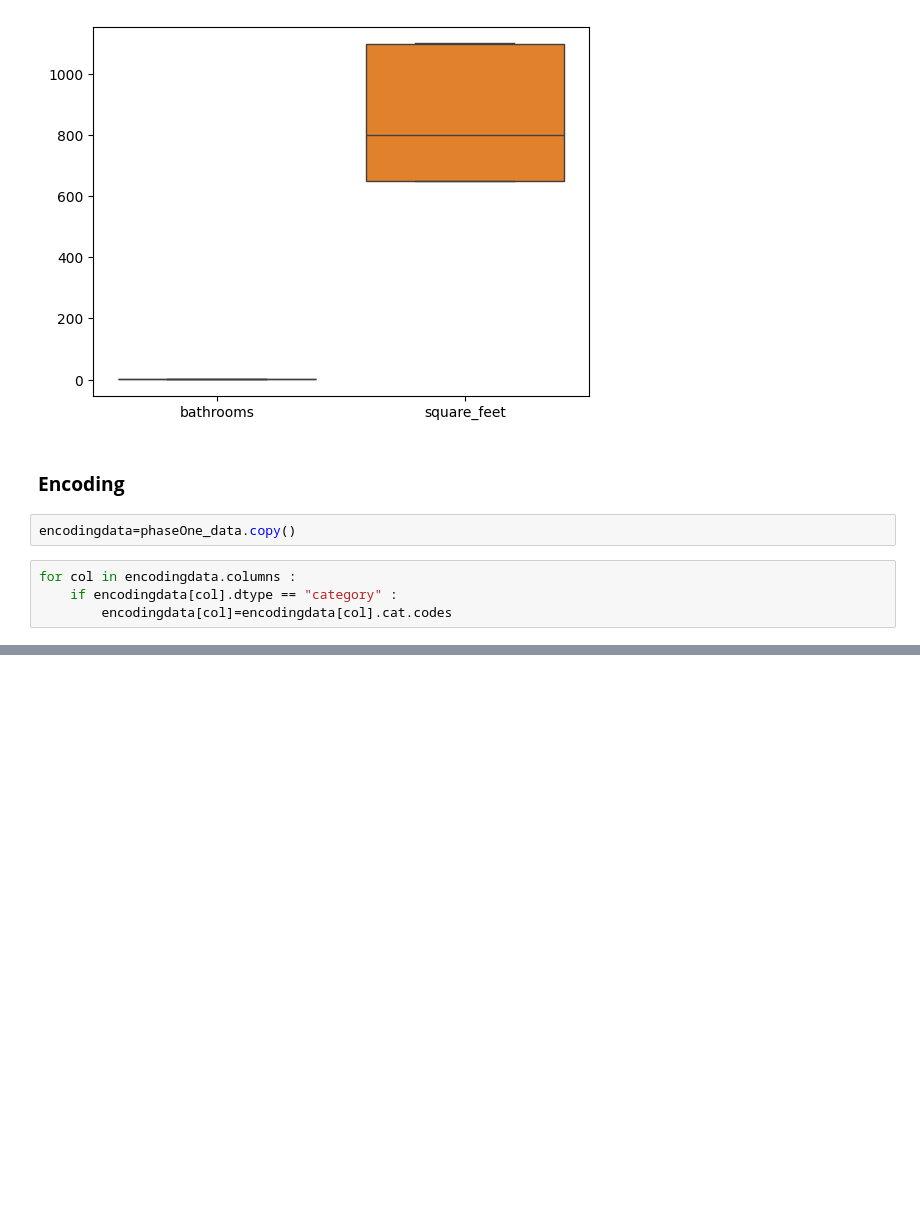
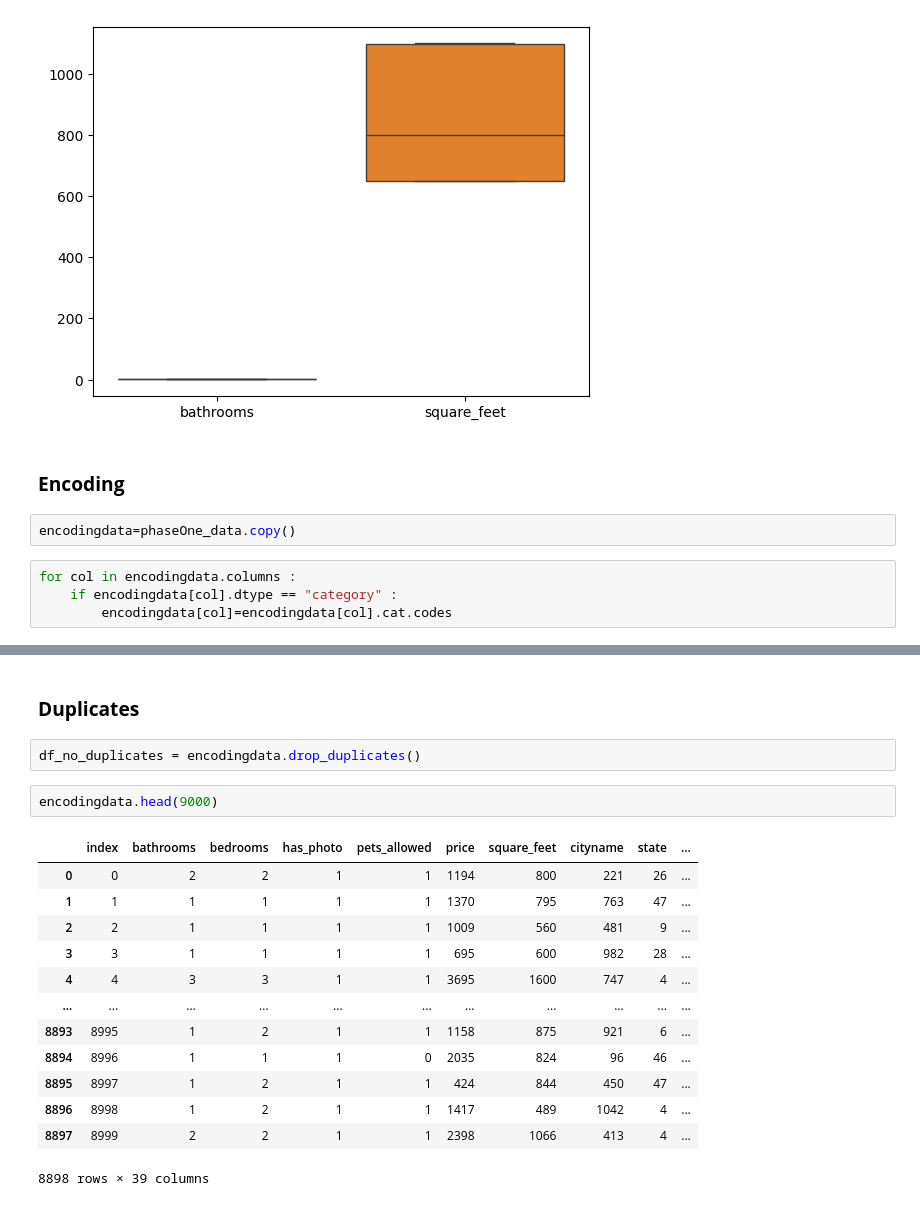
Before and after one commit to MoazZekry/ApartmentRentPrediction, a Jupyter notebook: ApartmentRentPredictionPr.ipynb, the cells around one changed output, grey strips where cells are left out. Saved outputs shown, nothing was run; the diff lists cells and outputs as text; blank space fills up the shorter version.

Commit message:
removing duplicates finished

```diff
--- a/ApartmentRentPredictionPr.ipynb
+++ b/ApartmentRentPredictionPr.ipynb
@@ -575,0 +589,20 @@ encodingdata.head(10)
+# %% [markdown]
+### **Duplicates**
+# %%
+df_no_duplicates = encodingdata.drop_duplicates()
+# %%
+encodingdata.head(9000)
+# %% [output]
+|  | index | bathrooms | bedrooms | has_photo | pets_allowed | price | square_feet | cityname | state | ... |
+| 0 | 0 | 2 | 2 | 1 | 1 | 1194 | 800 | 221 | 26 | ... |
+| 1 | 1 | 1 | 1 | 1 | 1 | 1370 | 795 | 763 | 47 | ... |
+| 2 | 2 | 1 | 1 | 1 | 1 | 1009 | 560 | 481 | 9 | ... |
+| 3 | 3 | 1 | 1 | 1 | 1 | 695 | 600 | 982 | 28 | ... |
+| 4 | 4 | 3 | 3 | 1 | 1 | 3695 | 1600 | 747 | 4 | ... |
+| ... | ... | ... | ... | ... | ... | ... | ... | ... | ... | ... |
+| 8893 | 8995 | 1 | 2 | 1 | 1 | 1158 | 875 | 921 | 6 | ... |
+| 8894 | 8996 | 1 | 1 | 1 | 0 | 2035 | 824 | 96 | 46 | ... |
+| 8895 | 8997 | 1 | 2 | 1 | 1 | 424 | 844 | 450 | 47 | ... |
+| 8896 | 8998 | 1 | 2 | 1 | 1 | 1417 | 489 | 1042 | 4 | ... |
+| 8897 | 8999 | 2 | 2 | 1 | 1 | 2398 | 1066 | 413 | 4 | ... |
+8898 rows × 39 columns
```
Also changed, not shown: parts of 5 cells of this notebook.
